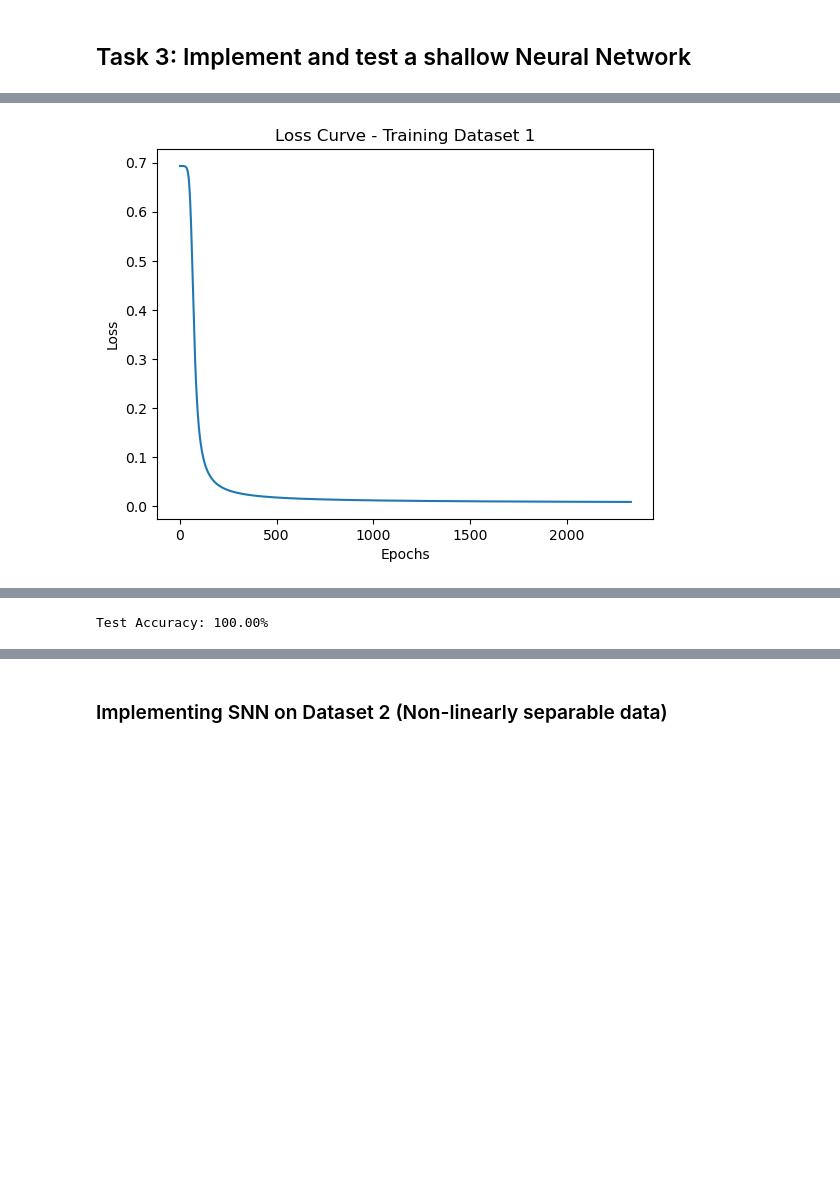
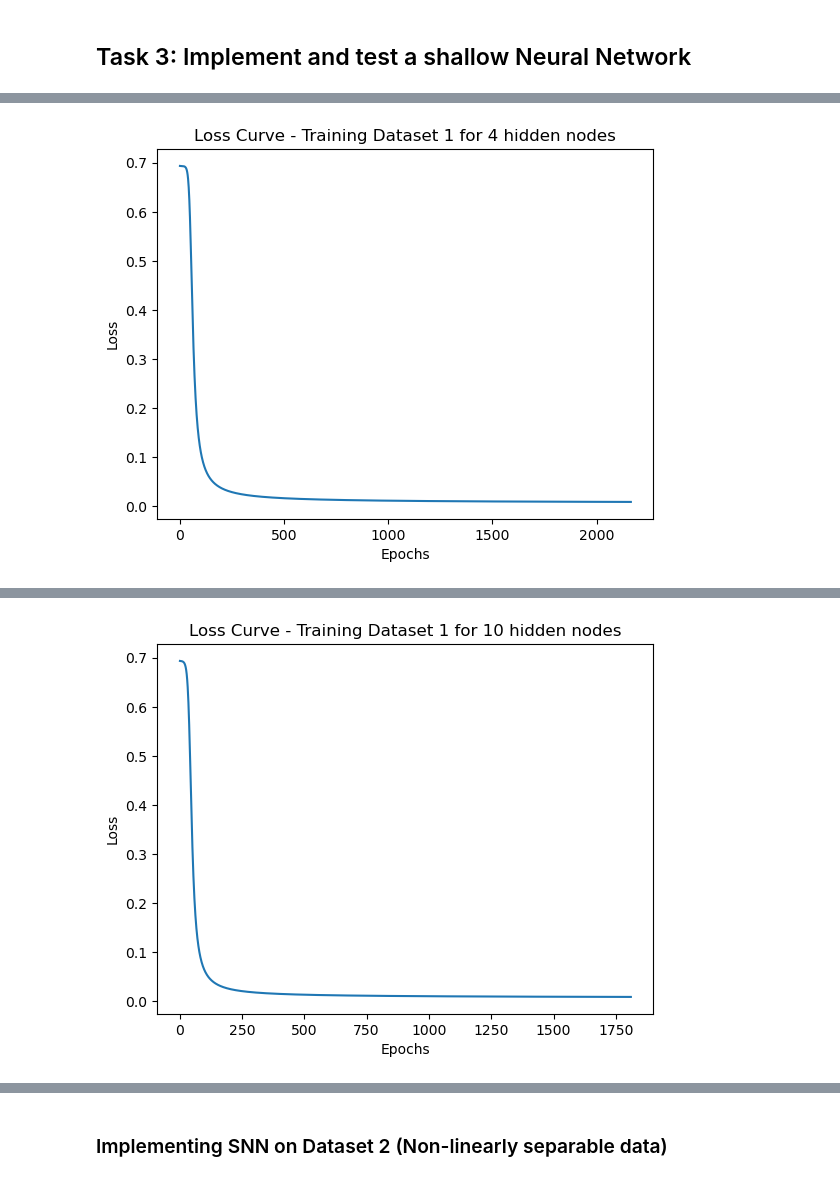
Before and after one commit to aakanksha1500/CT5133_DL_colab, a Jupyter notebook: DL_Assignment1_latest.ipynb, the cells around one changed output, grey strips where cells are left out. Cells and saved outputs as stored; diff of their text form; code cells hidden in the pictures; blank space fills up the shorter version.

```diff
--- a/DL_Assignment1_latest.ipynb
+++ b/DL_Assignment1_latest.ipynb
@@ -488,8 +541,0 @@ Y_blobs_train = Y_train1.reshape(1,-1)
-# %%
-params_blobs_train, losses_blobs_train, converged_epoch = train_network(
-    X_blobs_train,
-    Y_blobs_train,
-    n_hidden=3,
-    learning_rate=0.001,
-    epochs=50000
-)
@@ -514,13 +542,25 @@ Converged at epoch 2330 with Loss: 0.008938
-# %%
-plt.plot(range(1, len(losses_blobs_train) + 1), losses_blobs_train)
-plt.title("Loss Curve - Training Dataset 1")
-plt.xlabel("Epochs")
-plt.ylabel("Loss")
-plt.show()
-# %% [output]
-[figure, removed]
 # %%
-X_blobs_test = X_test1.T
-Y_blobs_test = Y_test1.reshape(1,-1)
-X_blobs_val = X_val1.T
-Y_blobs_val = Y_val1.reshape(1,-1)
+for n_hidden in [4,10,17,26]:
+    print(f"Running for {n_hidden} hidden nodes")
+    params_blobs_train, losses_blobs_train, converged_epoch_train = train_network(X_blobs_train, Y_blobs_train, n_hidden=n_hidden, learning_rate=0.001, epochs=50000)
+    y_test_pred1 = predict(X_blobs_test, params_blobs_train)
+    SNN_test_accuracy1, SNN_test_precision1, SNN_test_recall1, SNN_test_f1_1 = evaluate(Y_blobs_test, y_test_pred1)
+    print(f"Test Accuracy for {n_hidden} hidden nodes: {SNN_test_accuracy1:.2f}%")
+    print(f"Test Precision for {n_hidden} hidden nodes: {SNN_test_precision1:.2f}%")
+    print(f"Test Recall for {n_hidden} hidden nodes: {SNN_test_recall1:.2f}%")
+    print(f"Test F1-score for {n_hidden} hidden nodes: {SNN_test_f1_1:.2f}%")
+
+
+    y_val_pred1 = predict(X_blobs_val, params_blobs_train)
+    SNN_val_accuracy1, SNN_val_precision1, SNN_val_recall1, SNN_val_f1_1 = evaluate(Y_blobs_val, y_val_pred1)
+    print(f"Validate Accuracy for {n_hidden} hidden nodes: {SNN_val_accuracy1:.2f}%")
+    print(f"Validate Precision for {n_hidden} hidden nodes: {SNN_val_precision1:.2f}%")
+    print(f"Validate Recall for {n_hidden} hidden nodes: {SNN_val_recall1:.2f}%")
+    print(f"Validate F1-score for {n_hidden} hidden nodes: {SNN_val_f1_1:.2f}%")
+
+    plt.plot(range(1, len(losses_blobs_train) + 1), losses_blobs_train)
+    plt.title(f"Loss Curve - Training Dataset 1 for {n_hidden} hidden nodes")
+    plt.xlabel("Epochs")
+    plt.ylabel("Loss")
+    plt.show()
+# %% [output]
@@ -526,0 +584 @@ Y_blobs_val = Y_val1.reshape(1,-1)
+[figure, added]
@@ -526,0 +602 @@ Y_blobs_val = Y_val1.reshape(1,-1)
+[figure, added]
@@ -527,7 +639 @@ Y_blobs_val = Y_val1.reshape(1,-1)
-# %%
-y_test_pred1 = predict(X_blobs_test, params_blobs_train)
-SNN_test_accuracy1 = np.mean(y_test_pred1 == Y_blobs_test) * 100
-print(f"Test Accuracy: {SNN_test_accuracy1:.2f}%")
-# %% [output]
-Test Accuracy: 100.00%
 # %%
```
Also changed, not shown: parts of 33 cells of this notebook.
